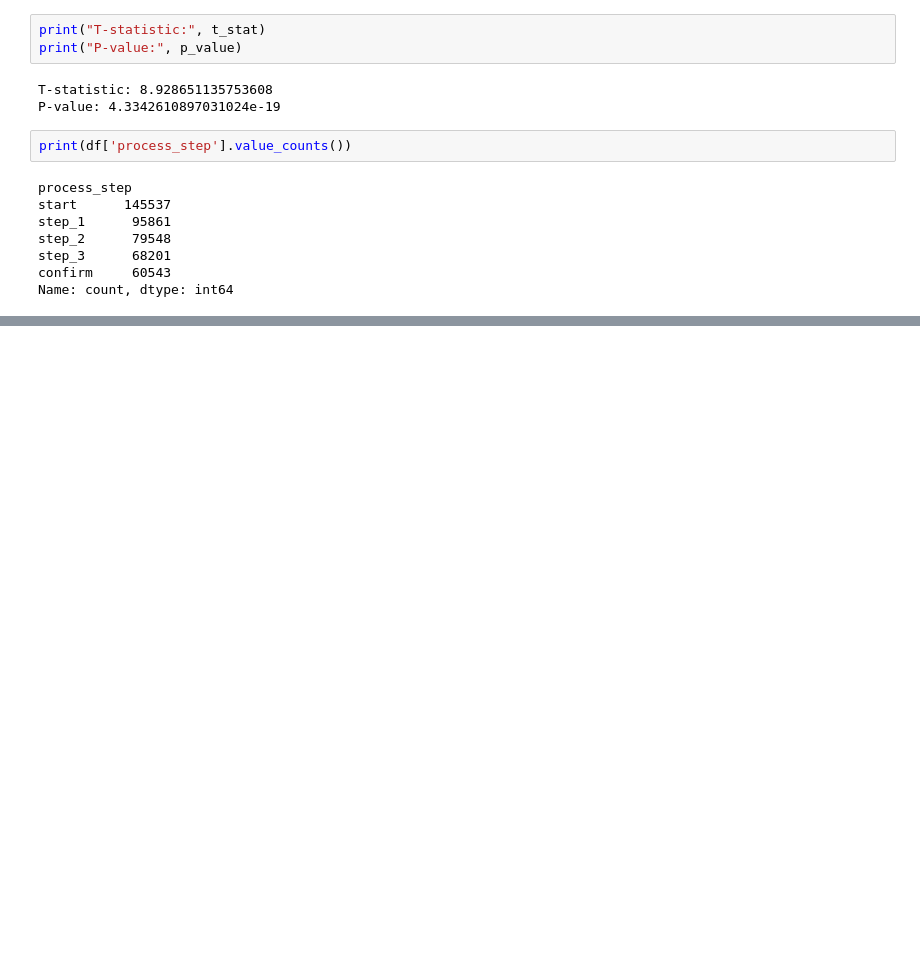
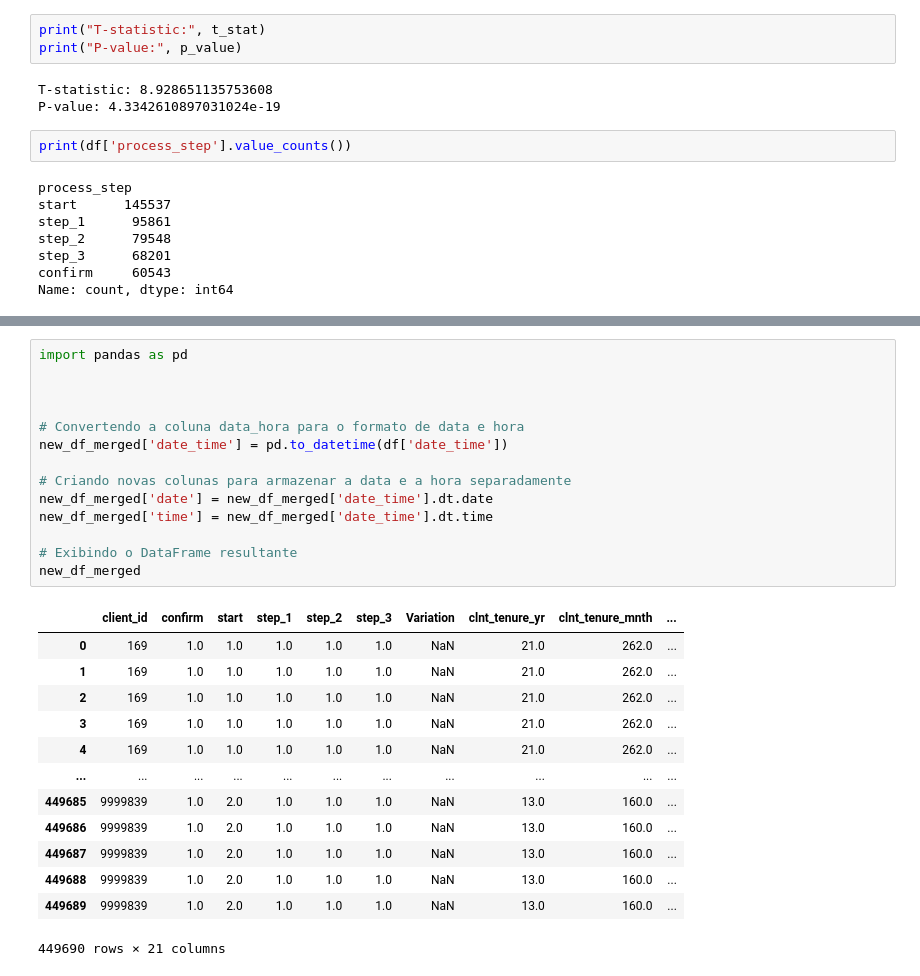
Before and after one commit to pmarquespt/Proj_5_Group_6_pat_gui, a Jupyter notebook: analysis and visualization/2_working data_base.ipynb, the cells around one changed output, grey strips where cells are left out. Cells and saved outputs as stored; diff of their text form; blank space fills up the shorter version.

```diff
--- a/analysis and visualization/2_working data_base.ipynb
+++ b/analysis and visualization/2_working data_base.ipynb
@@ -230,0 +350,28 @@ Name: count, dtype: int64
+# %%
+import pandas as pd
+
+
+
+# Convertendo a coluna data_hora para o formato de data e hora
+new_df_merged['date_time'] = pd.to_datetime(df['date_time'])
+
+# Criando novas colunas para armazenar a data e a hora separadamente
+new_df_merged['date'] = new_df_merged['date_time'].dt.date
+new_df_merged['time'] = new_df_merged['date_time'].dt.time
+
+# Exibindo o DataFrame resultante
+new_df_merged
+# %% [output]
+|  | client_id | confirm | start | step_1 | step_2 | step_3 | Variation | clnt_tenure_yr | clnt_tenure_mnth | ... |
+| 0 | 169 | 1.0 | 1.0 | 1.0 | 1.0 | 1.0 | NaN | 21.0 | 262.0 | ... |
+| 1 | 169 | 1.0 | 1.0 | 1.0 | 1.0 | 1.0 | NaN | 21.0 | 262.0 | ... |
+| 2 | 169 | 1.0 | 1.0 | 1.0 | 1.0 | 1.0 | NaN | 21.0 | 262.0 | ... |
+| 3 | 169 | 1.0 | 1.0 | 1.0 | 1.0 | 1.0 | NaN | 21.0 | 262.0 | ... |
+| 4 | 169 | 1.0 | 1.0 | 1.0 | 1.0 | 1.0 | NaN | 21.0 | 262.0 | ... |
+| ... | ... | ... | ... | ... | ... | ... | ... | ... | ... | ... |
+| 449685 | 9999839 | 1.0 | 2.0 | 1.0 | 1.0 | 1.0 | NaN | 13.0 | 160.0 | ... |
+| 449686 | 9999839 | 1.0 | 2.0 | 1.0 | 1.0 | 1.0 | NaN | 13.0 | 160.0 | ... |
+| 449687 | 9999839 | 1.0 | 2.0 | 1.0 | 1.0 | 1.0 | NaN | 13.0 | 160.0 | ... |
+| 449688 | 9999839 | 1.0 | 2.0 | 1.0 | 1.0 | 1.0 | NaN | 13.0 | 160.0 | ... |
+| 449689 | 9999839 | 1.0 | 2.0 | 1.0 | 1.0 | 1.0 | NaN | 13.0 | 160.0 | ... |
+449690 rows × 21 columns
```
Also changed, not shown: parts of 7 cells of this notebook, 2 other files.
